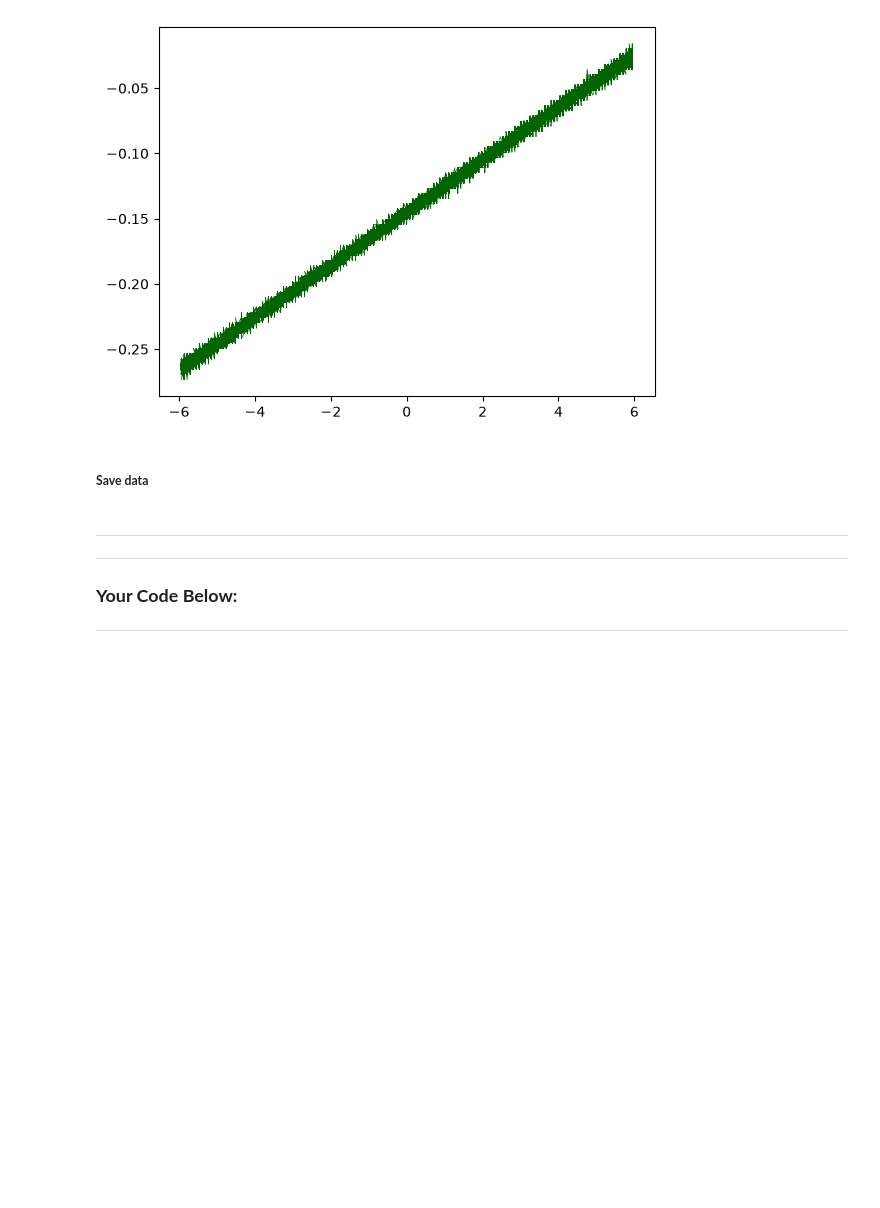
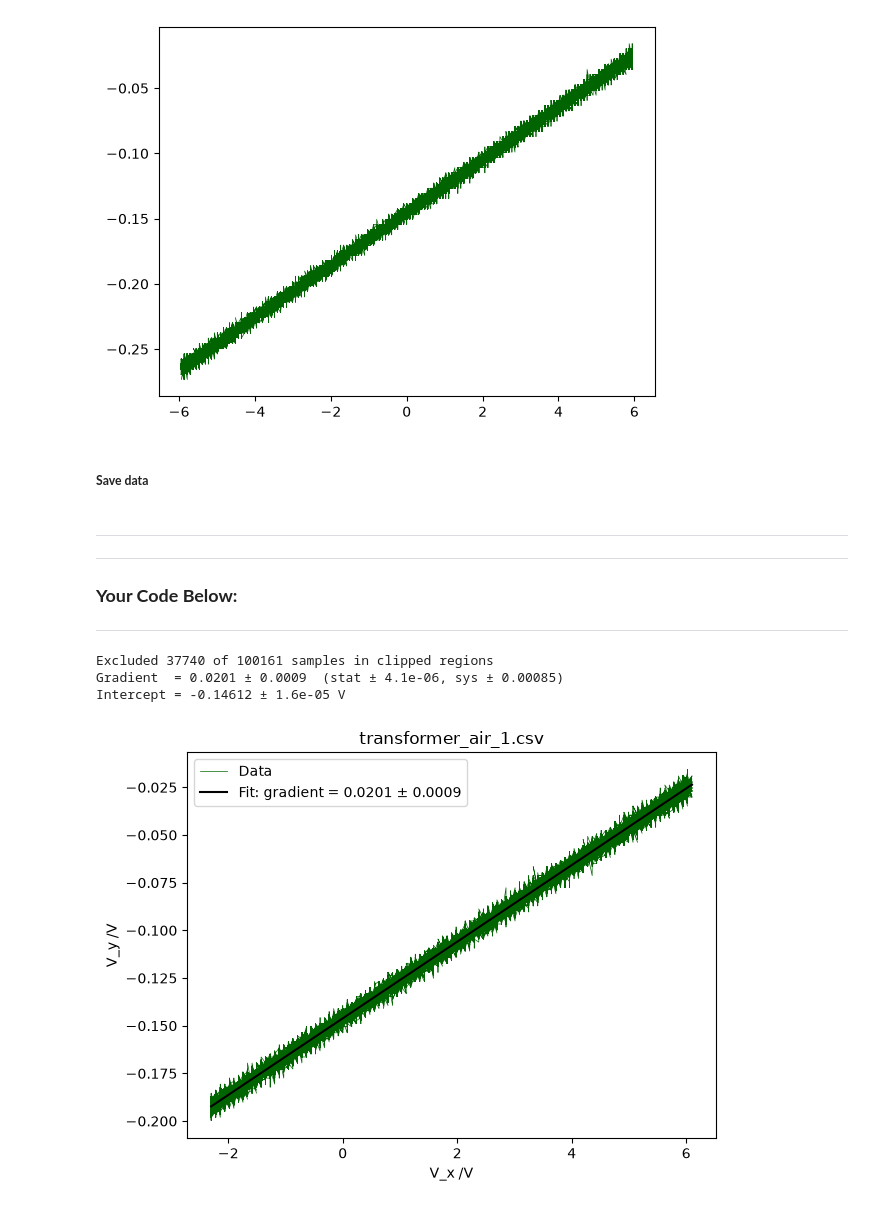
Before and after one commit to tommyrharper/hysteresis_experiment, a Jupyter notebook: E6_picoscope_control.ipynb, the cells around one changed output. Drawn from its saved outputs; the diff is of its cells as text; code cells hidden in the pictures; blank space fills up the shorter version.

Commit message:
feat: add gradient fit stuff to control code

```diff
--- a/E6_picoscope_control.ipynb
+++ b/E6_picoscope_control.ipynb
@@ -141,3 +141,58 @@ transformer_iron.to_csv("transformer_air_1.csv", mode="x")
 ---------------------------------------------------------
 ### **Your Code Below:**
 ---------------------------------------------------------
+# %%
+# =============================================================================
+# Gradient of X-Y plot from a saved CSV (least-squares straight-line fit of V_y against V_x)
+# Self-contained: run this cell alone, no need to recapture
+
+import numpy as np
+import pandas as pd
+import matplotlib.pyplot as plt
+
+csv_file = "transformer_air_1.csv"
+A_range, B_range = 1, 0.02   # Ranges used when THIS file was captured (needed to spot clipping)
+
+data = pd.read_csv(csv_file)
+Va = data["V_x /V"].to_numpy()
+Vb = data["V_y /V"].to_numpy()
+
+# Exclude clipping: a channel pins at +/- its range (x10 for the probe); 0.999 absorbs float rounding.
+# Where V_y clips, drop the whole V_x span it clips over, else the noise band is cut one-sided and biases the fit.
+lim_a, lim_b = 0.999*10*A_range, 0.999*10*B_range
+ok = abs(Va) < lim_a
+for clipped in (Vb <= -lim_b, Vb >= lim_b):
+    if clipped.any():
+        ok &= ~((Va >= Va[clipped].min()) & (Va <= Va[clipped].max()))
+print(f"Excluded {np.sum(~ok)} of {len(ok)} samples in clipped regions")
+
+(m, c), cov = np.polyfit(Va[ok], Vb[ok], 1, cov=True)
+m_err_stat, c_err = np.sqrt(np.diag(cov))
+
+# Scope DC gain accuracy per channel (check PicoScope 2000 series datasheet); A and B errors add in quadrature
+gain_acc = 0.03
+m_err_sys = abs(m) * np.sqrt(2) * gain_acc
+m_err = np.hypot(m_err_stat, m_err_sys)
+
+# Round gradient to the decimal place of the uncertainty's first significant figure
+dp = max(0, -int(np.floor(np.log10(m_err))))
+gradient_str = f"{m:.{dp}f} ± {m_err:.{dp}f}"
+
+print(f"Gradient  = {gradient_str}  (stat ± {m_err_stat:.2g}, sys ± {m_err_sys:.2g})")
+print(f"Intercept = {c:.5g} ± {c_err:.2g} V")
+
+x_fit = np.array([Va[ok].min(), Va[ok].max()])
+
+fig3, ax3 = plt.subplots()
+ax3.plot(Va[ok], Vb[ok], color="darkgreen", linewidth=0.5, label="Data")
+ax3.plot(x_fit, m*x_fit + c, color="black", label=f"Fit: gradient = {gradient_str}")
+ax3.set_title(csv_file)
+ax3.set_xlabel("V_x /V")
+ax3.set_ylabel("V_y /V")
+ax3.legend()
+fig3.tight_layout()
+# %% [output]
+Excluded 37740 of 100161 samples in clipped regions
+Gradient  = 0.0201 ± 0.0009  (stat ± 4.1e-06, sys ± 0.00085)
+Intercept = -0.14612 ± 1.6e-05 V
+[figure, added]
```
Also changed, not shown: parts of 1 cell of this notebook.
